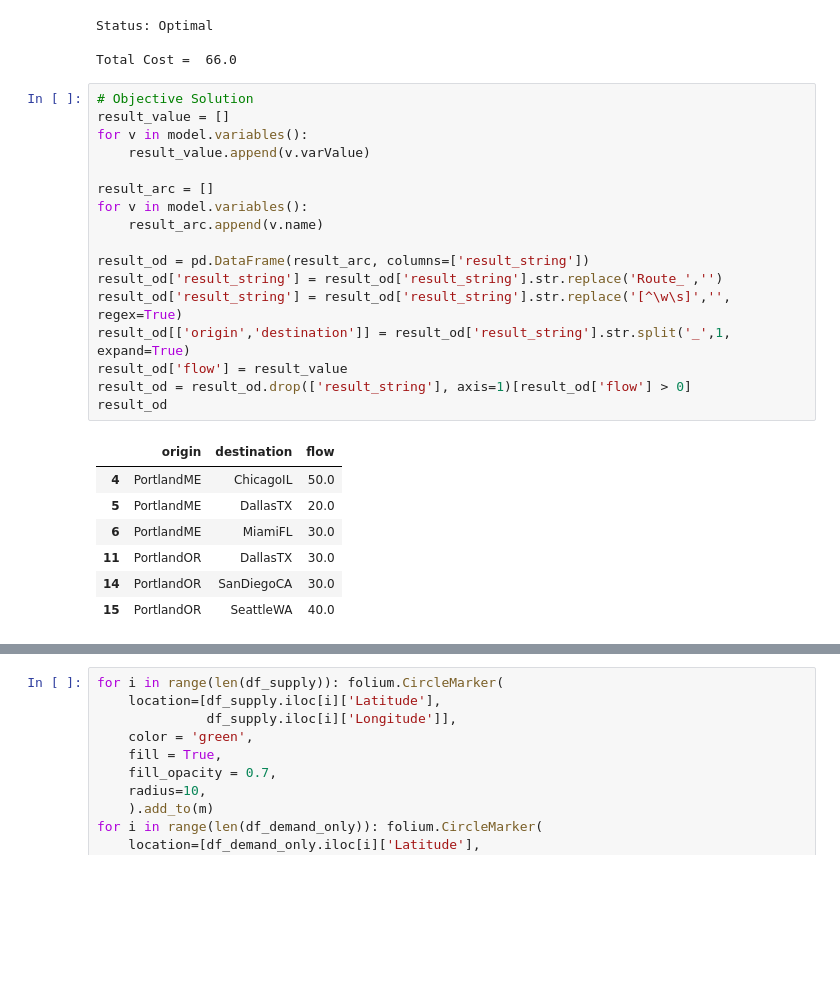
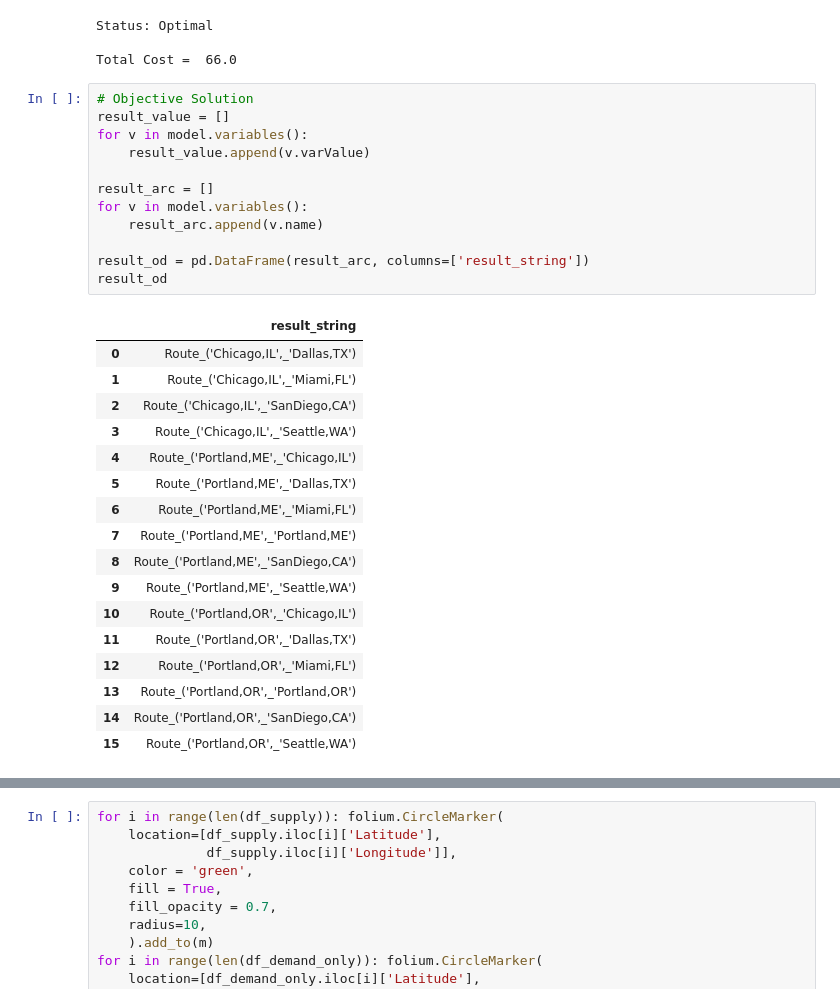
Before and after one commit to wpbSabi/python_optimization, a Jupyter notebook: minimum_cost_flow/Minimum Cost Flow for Transportation Lanes.ipynb, the cells around one changed output, grey strips where cells are left out. Drawn from its saved outputs; the diff is of its cells as text; blank space fills up the shorter version.

```diff
--- a/minimum_cost_flow/Minimum Cost Flow for Transportation Lanes.ipynb
+++ b/minimum_cost_flow/Minimum Cost Flow for Transportation Lanes.ipynb
@@ -113,25 +113,30 @@ Total Cost =  66.0
 # %%
 # Objective Solution
 result_value = []
 for v in model.variables():
     result_value.append(v.varValue)
 
 result_arc = []
 for v in model.variables():
     result_arc.append(v.name)
 
 result_od = pd.DataFrame(result_arc, columns=['result_string'])
-result_od['result_string'] = result_od['result_string'].str.replace('Route_','')
-result_od['result_string'] = result_od['result_string'].str.replace('[^\w\s]','', regex=True)
-result_od[['origin','destination']] = result_od['result_string'].str.split('_',1, expand=True)
-result_od['flow'] = result_value
-result_od = result_od.drop(['result_string'], axis=1)[result_od['flow'] > 0]
 result_od
 # %% [output]
-|  | origin | destination | flow |
-| 4 | PortlandME | ChicagoIL | 50.0 |
-| 5 | PortlandME | DallasTX | 20.0 |
-| 6 | PortlandME | MiamiFL | 30.0 |
-| 11 | PortlandOR | DallasTX | 30.0 |
-| 14 | PortlandOR | SanDiegoCA | 30.0 |
-| 15 | PortlandOR | SeattleWA | 40.0 |
+|  | result_string |
+| 0 | Route_('Chicago,IL',_'Dallas,TX') |
+| 1 | Route_('Chicago,IL',_'Miami,FL') |
+| 2 | Route_('Chicago,IL',_'SanDiego,CA') |
+| 3 | Route_('Chicago,IL',_'Seattle,WA') |
+| 4 | Route_('Portland,ME',_'Chicago,IL') |
+| 5 | Route_('Portland,ME',_'Dallas,TX') |
+| 6 | Route_('Portland,ME',_'Miami,FL') |
+| 7 | Route_('Portland,ME',_'Portland,ME') |
+| 8 | Route_('Portland,ME',_'SanDiego,CA') |
+| 9 | Route_('Portland,ME',_'Seattle,WA') |
+| 10 | Route_('Portland,OR',_'Chicago,IL') |
+| 11 | Route_('Portland,OR',_'Dallas,TX') |
+| 12 | Route_('Portland,OR',_'Miami,FL') |
+| 13 | Route_('Portland,OR',_'Portland,OR') |
+| 14 | Route_('Portland,OR',_'SanDiego,CA') |
+| 15 | Route_('Portland,OR',_'Seattle,WA') |
```
Also changed, not shown: parts of 2 cells of this notebook.
